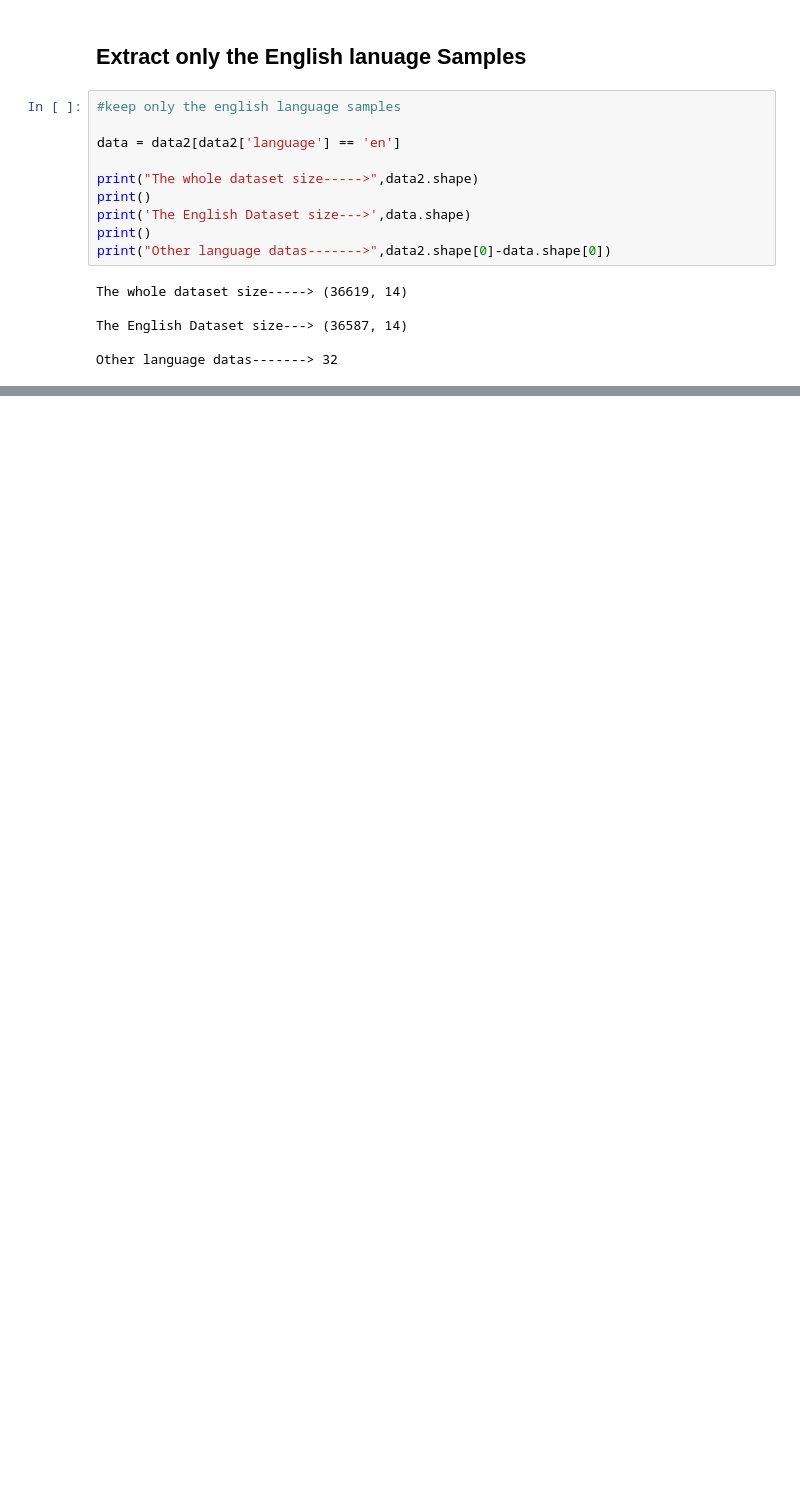
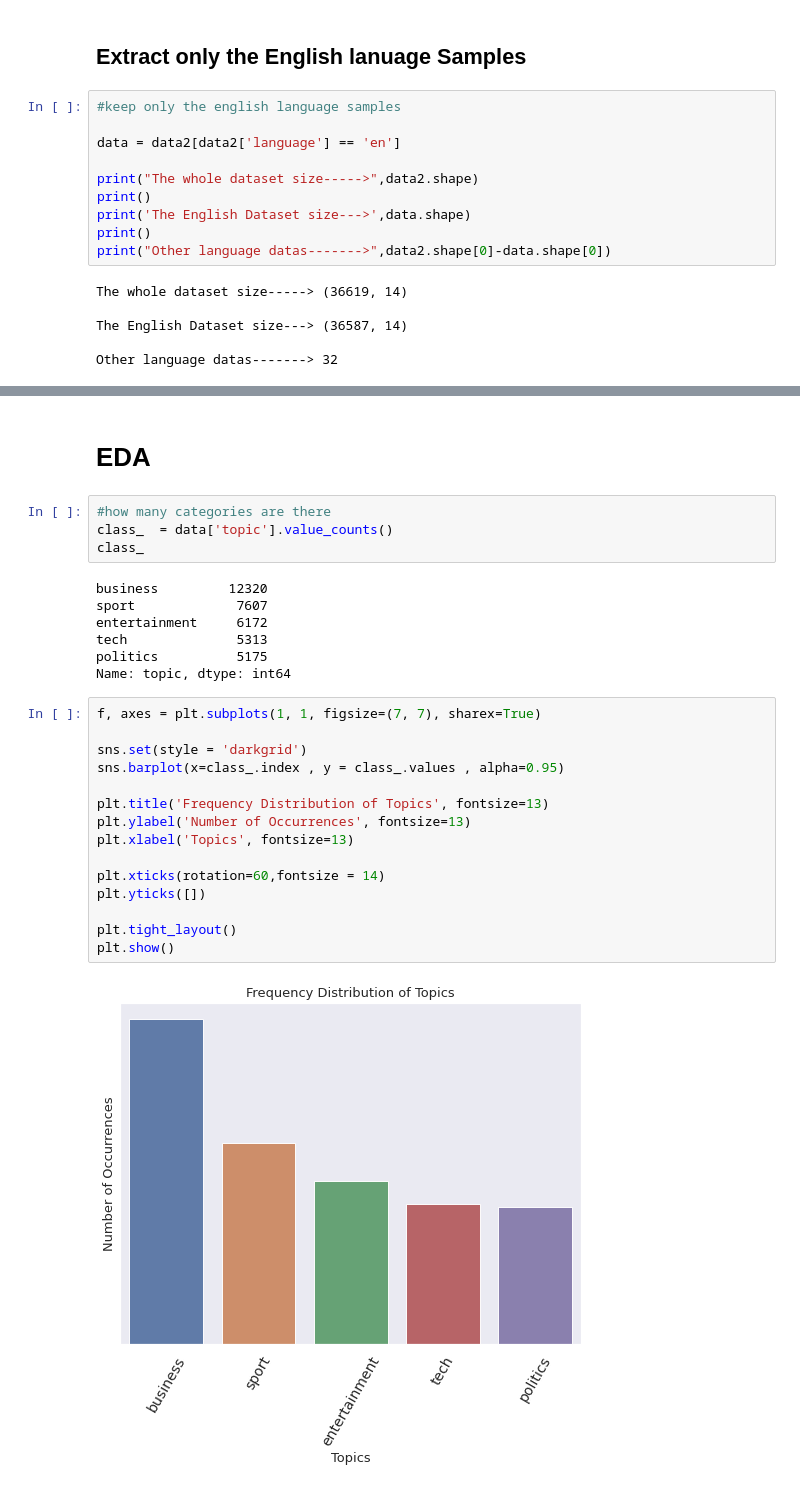
Before and after one commit to pavi-ninjaac/Specrom_Analysis, a Jupyter notebook: EDA.ipynb, the cells around one changed output, grey strips where cells are left out. Saved outputs shown, nothing was run; the diff lists cells and outputs as text; blank space fills up the shorter version.

```diff
--- a/EDA.ipynb
+++ b/EDA.ipynb
@@ -161,0 +162,30 @@ English
+# %% [markdown]
+# EDA
+# %%
+#how many categories are there
+class_  = data['topic'].value_counts()
+class_
+# %% [output]
+business         12320
+sport             7607
+entertainment     6172
+tech              5313
+politics          5175
+Name: topic, dtype: int64
+# %%
+f, axes = plt.subplots(1, 1, figsize=(7, 7), sharex=True)
+
+sns.set(style = 'darkgrid')
+sns.barplot(x=class_.index , y = class_.values , alpha=0.95)
+
+plt.title('Frequency Distribution of Topics', fontsize=13)
+plt.ylabel('Number of Occurrences', fontsize=13)
+plt.xlabel('Topics', fontsize=13)
+
+plt.xticks(rotation=60,fontsize = 14)
+plt.yticks([])
+
+plt.tight_layout()
+plt.show()
+# %% [output]
+[figure, added]
```
Also changed, not shown: parts of 8 cells of this notebook.
